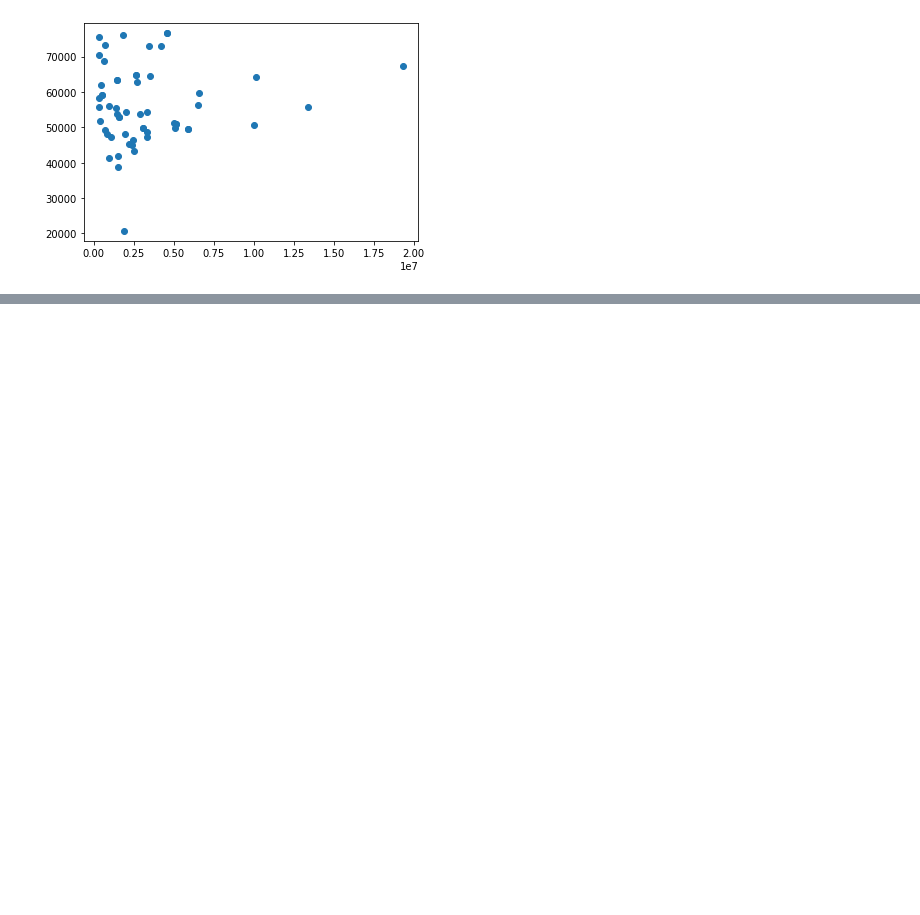
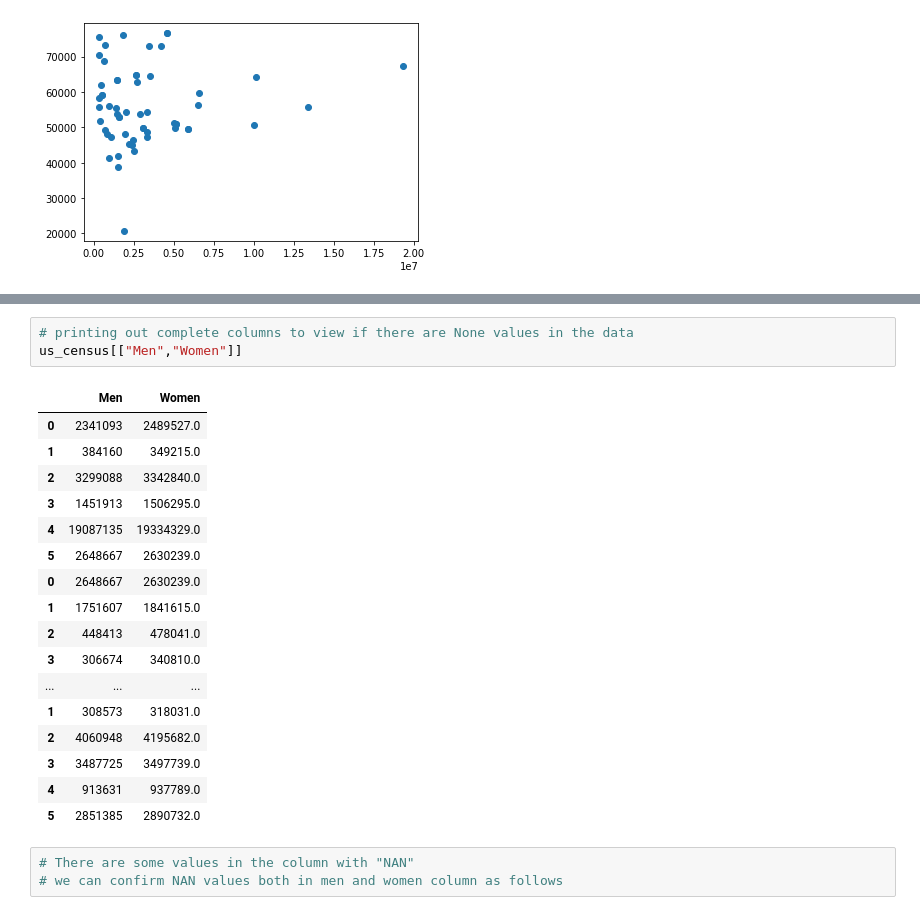
Before and after one commit to hassan-ak/PIAIC-AI, a Jupyter notebook: Q2/Classes/Pandas/assignment/assignment1/PIAIC53818_Assignment01_Pandas.ipynb, the cells around one changed output, grey strips where cells are left out. Saved outputs shown, nothing was run; the diff lists cells and outputs as text; blank space fills up the shorter version.

```diff
--- a/Q2/Classes/Pandas/assignment/assignment1/PIAIC53818_Assignment01_Pandas.ipynb
+++ b/Q2/Classes/Pandas/assignment/assignment1/PIAIC53818_Assignment01_Pandas.ipynb
@@ -312,0 +324,24 @@ plt.show()
+# %%
+# printing out complete columns to view if there are None values in the data
+us_census[["Men","Women"]]
+# %% [output]
+|  | Men | Women |
+| 0 | 2341093 | 2489527.0 |
+| 1 | 384160 | 349215.0 |
+| 2 | 3299088 | 3342840.0 |
+| 3 | 1451913 | 1506295.0 |
+| 4 | 19087135 | 19334329.0 |
+| 5 | 2648667 | 2630239.0 |
+| 0 | 2648667 | 2630239.0 |
+| 1 | 1751607 | 1841615.0 |
+| 2 | 448413 | 478041.0 |
+| 3 | 306674 | 340810.0 |
+| ... | ... | ... |
+| 1 | 308573 | 318031.0 |
+| 2 | 4060948 | 4195682.0 |
+| 3 | 3487725 | 3497739.0 |
+| 4 | 913631 | 937789.0 |
+| 5 | 2851385 | 2890732.0 |
+# %%
+# There are some values in the column with "NAN"
+# we can confirm NAN values both in men and women column as follows
```
Also changed, not shown: parts of 10 cells of this notebook.
